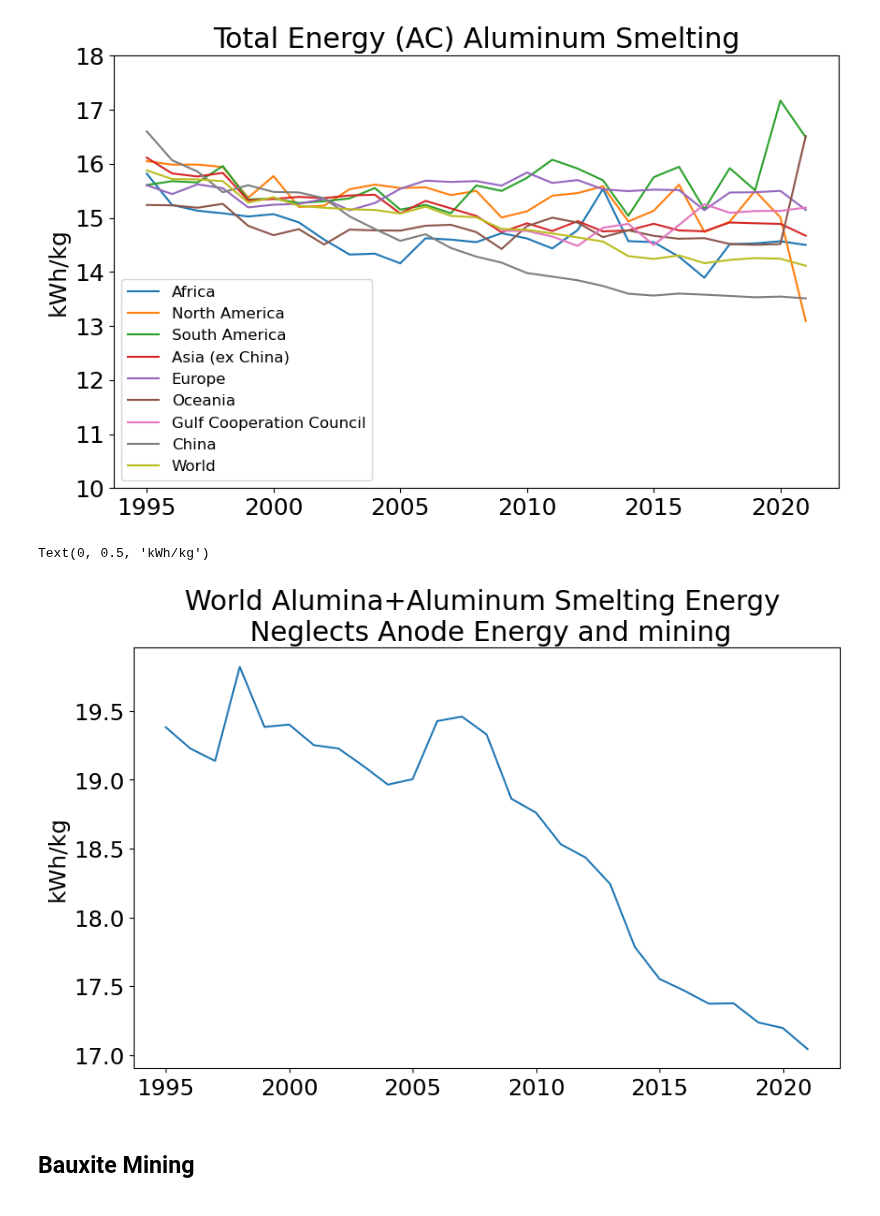
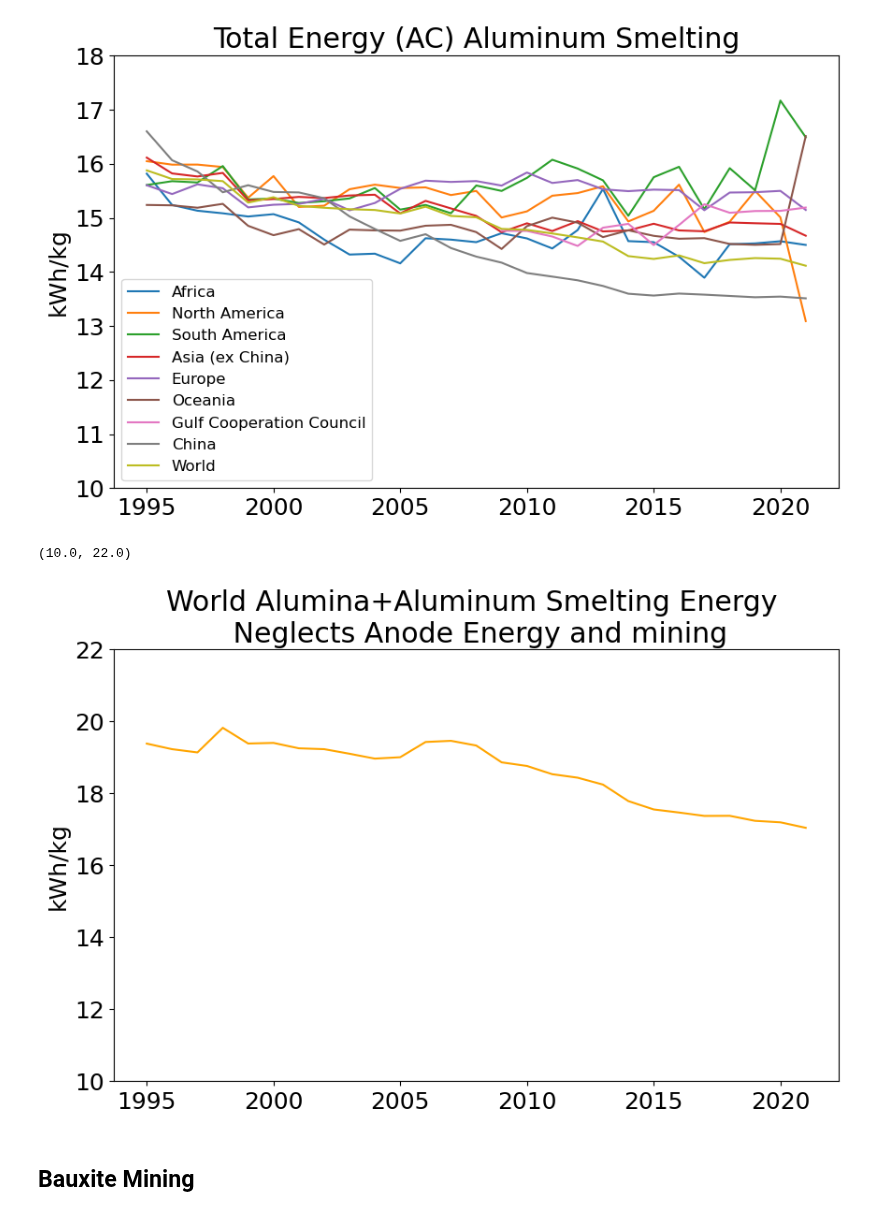
Before and after one commit to NREL/PV_ICE, a Jupyter notebook: docs/tutorials/baseline development documentation/(baseline development) Energy Aluminum Frames.ipynb, the cells around one changed output. Drawn from its saved outputs; the diff is of its cells as text; code cells hidden in the pictures.

```diff
--- a/docs/tutorials/baseline development documentation/(baseline development) Energy Aluminum Frames.ipynb
+++ b/docs/tutorials/baseline development documentation/(baseline development) Energy Aluminum Frames.ipynb
@@ -109,12 +109,13 @@ IAI_alumina_kwhpkg_world = IAI_alumina_kwhpkg[['World']]
 IAI_aluminumSmelt_totE_world = IAI_aluminumSmelt_totE[['World']]/1000
 IAI_refinesmelt_world = IAI_alumina_kwhpkg_world + IAI_aluminumSmelt_totE_world
 # %%
-plt.plot(IAI_refinesmelt_world)
+plt.plot(IAI_refinesmelt_world, color='orange')
 plt.title('World Alumina+Aluminum Smelting Energy \n Neglects Anode Energy and mining')
 plt.ylabel('kWh/kg')
+plt.ylim(10,22)
 # %% [output]
-Text(0, 0.5, 'kWh/kg')
+(10.0, 22.0)
-[figure, old version]
+[figure, new version]
 # %% [markdown]
 ## Bauxite Mining
 # %%
```
Also changed, not shown: parts of 23 cells of this notebook, 7 other files.
